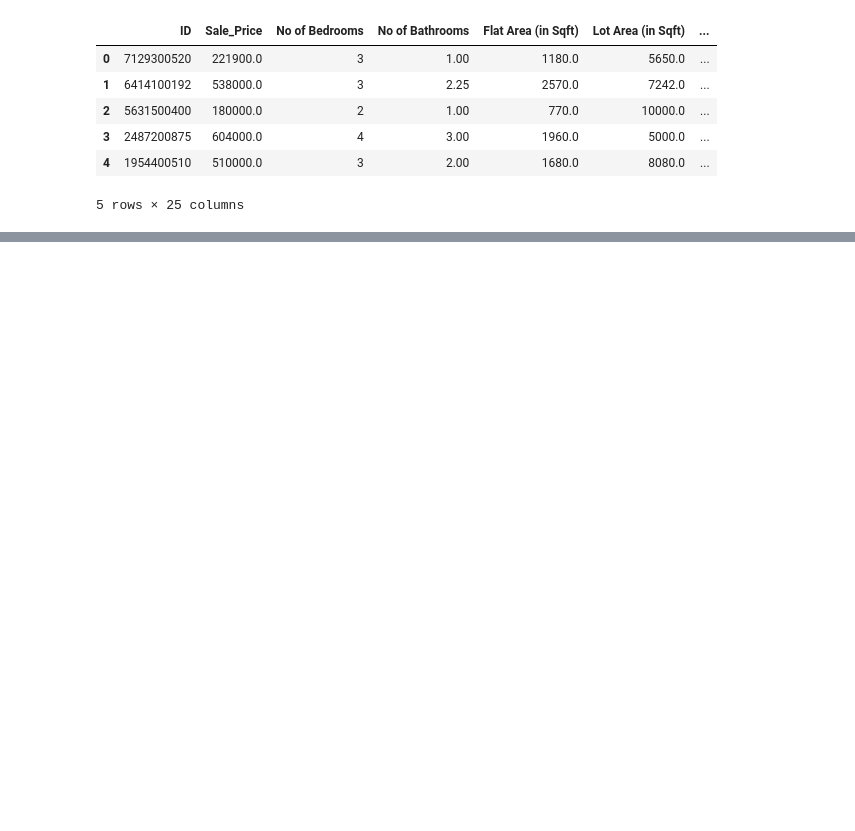
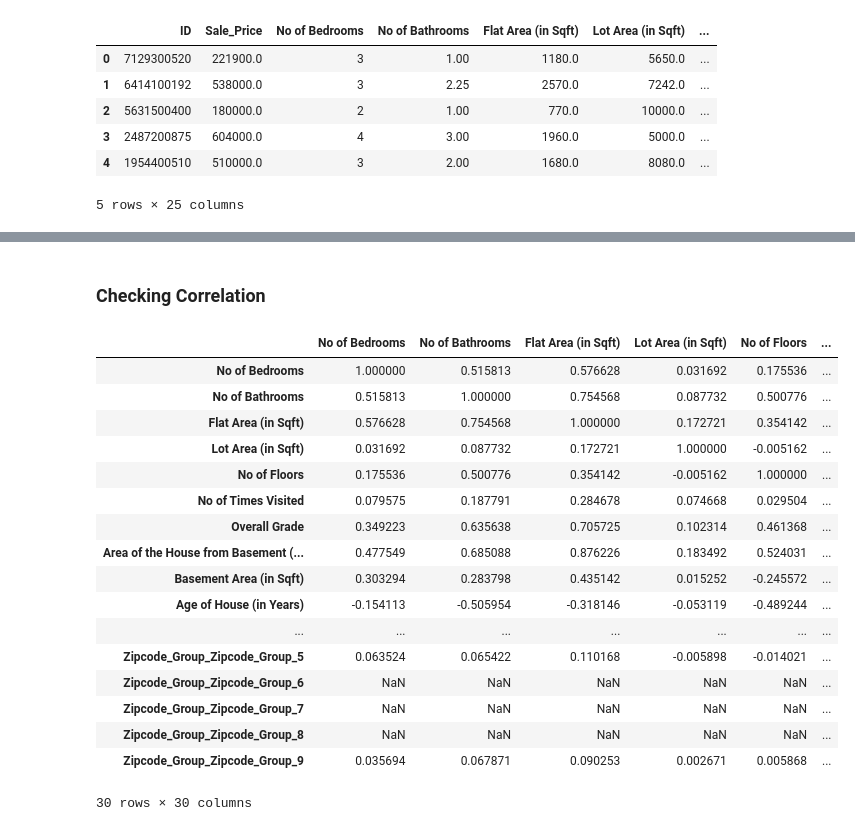
Before and after one commit to VelampalepuRohitAnjaniKumar/Machine-Learning-, a Jupyter notebook: Linear Regression/Linear Regression Model.ipynb, the cells around one changed output, grey strips where cells are left out. Saved outputs shown, nothing was run; the diff lists cells and outputs as text; code cells hidden in the pictures; blank space fills up the shorter version.

```diff
--- a/Linear Regression/Linear Regression Model.ipynb
+++ b/Linear Regression/Linear Regression Model.ipynb
@@ -363,0 +354,3 @@ data.head()
+# %%
+data=data.drop(columns='ID')
+data.head()
@@ -363,0 +367,8 @@ data.head()
+# %%
+from sklearn.preprocessing import StandardScaler
+scaler= StandardScaler()
+
+Y=data['Sale_Price']   #HERE WE ASIGN DEPENDENT VARIABLE TO Y
+X=scaler.fit_transform(data.drop(columns=['Sale_Price']))    #HERE WE TAKE REMAINING COLUMNS AND DROP THE SALE_PRICE COLUMN
+X=pd.DataFrame(data=X,columns=data.drop(columns=['Sale_Price']).columns)
+X.head()
@@ -363,0 +383,23 @@ data.head()
+# %% [markdown]
+### Checking Correlation
+# %%
+X.corr()
+# %% [output]
+|  | No of Bedrooms | No of Bathrooms | Flat Area (in Sqft) | Lot Area (in Sqft) | No of Floors | ... |
+| No of Bedrooms | 1.000000 | 0.515813 | 0.576628 | 0.031692 | 0.175536 | ... |
+| No of Bathrooms | 0.515813 | 1.000000 | 0.754568 | 0.087732 | 0.500776 | ... |
+| Flat Area (in Sqft) | 0.576628 | 0.754568 | 1.000000 | 0.172721 | 0.354142 | ... |
+| Lot Area (in Sqft) | 0.031692 | 0.087732 | 0.172721 | 1.000000 | -0.005162 | ... |
+| No of Floors | 0.175536 | 0.500776 | 0.354142 | -0.005162 | 1.000000 | ... |
+| No of Times Visited | 0.079575 | 0.187791 | 0.284678 | 0.074668 | 0.029504 | ... |
+| Overall Grade | 0.349223 | 0.635638 | 0.705725 | 0.102314 | 0.461368 | ... |
+| Area of the House from Basement (... | 0.477549 | 0.685088 | 0.876226 | 0.183492 | 0.524031 | ... |
+| Basement Area (in Sqft) | 0.303294 | 0.283798 | 0.435142 | 0.015252 | -0.245572 | ... |
+| Age of House (in Years) | -0.154113 | -0.505954 | -0.318146 | -0.053119 | -0.489244 | ... |
+| ... | ... | ... | ... | ... | ... | ... |
+| Zipcode_Group_Zipcode_Group_5 | 0.063524 | 0.065422 | 0.110168 | -0.005898 | -0.014021 | ... |
+| Zipcode_Group_Zipcode_Group_6 | NaN | NaN | NaN | NaN | NaN | ... |
+| Zipcode_Group_Zipcode_Group_7 | NaN | NaN | NaN | NaN | NaN | ... |
+| Zipcode_Group_Zipcode_Group_8 | NaN | NaN | NaN | NaN | NaN | ... |
+| Zipcode_Group_Zipcode_Group_9 | 0.035694 | 0.067871 | 0.090253 | 0.002671 | 0.005868 | ... |
+30 rows × 30 columns
```
Also changed, not shown: parts of 44 cells of this notebook.
